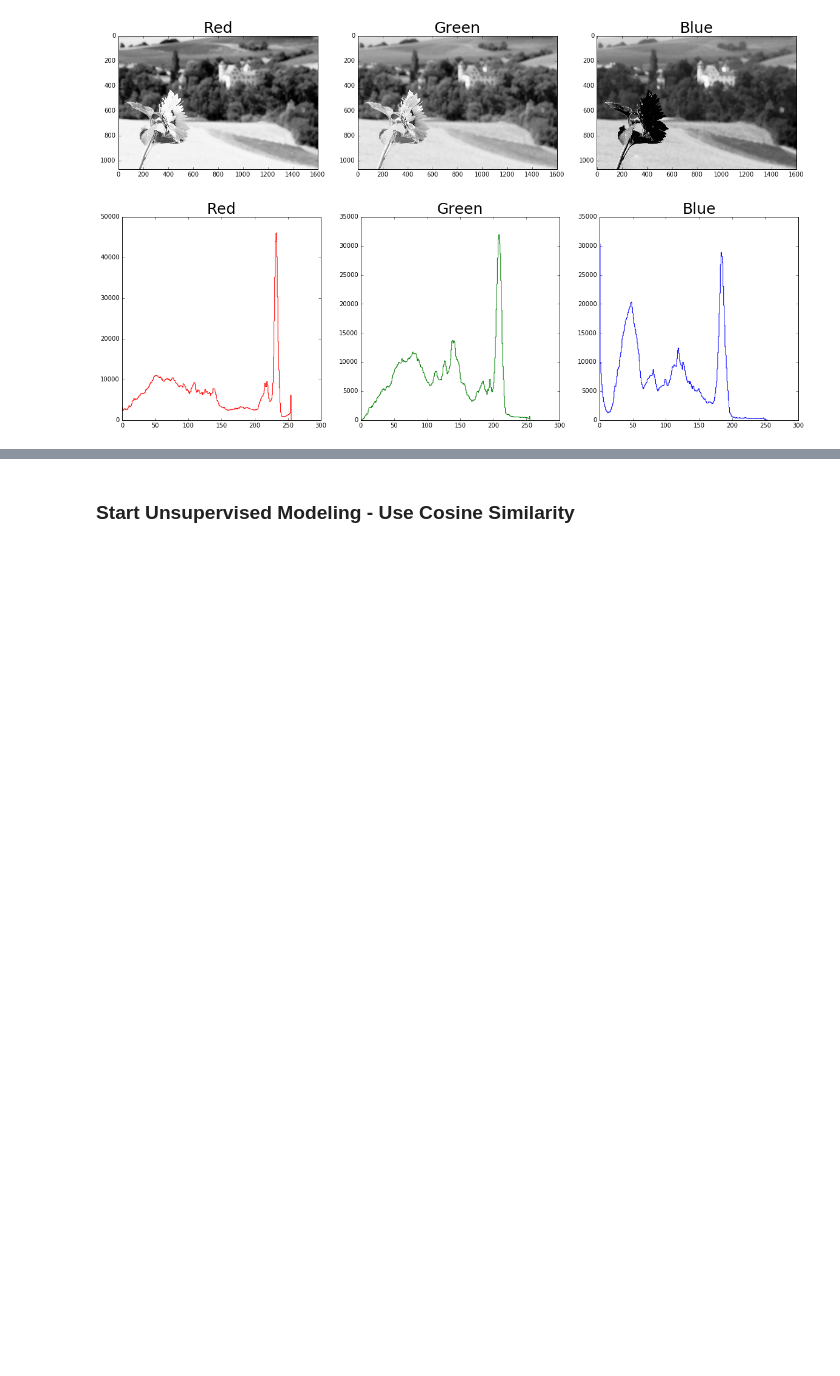
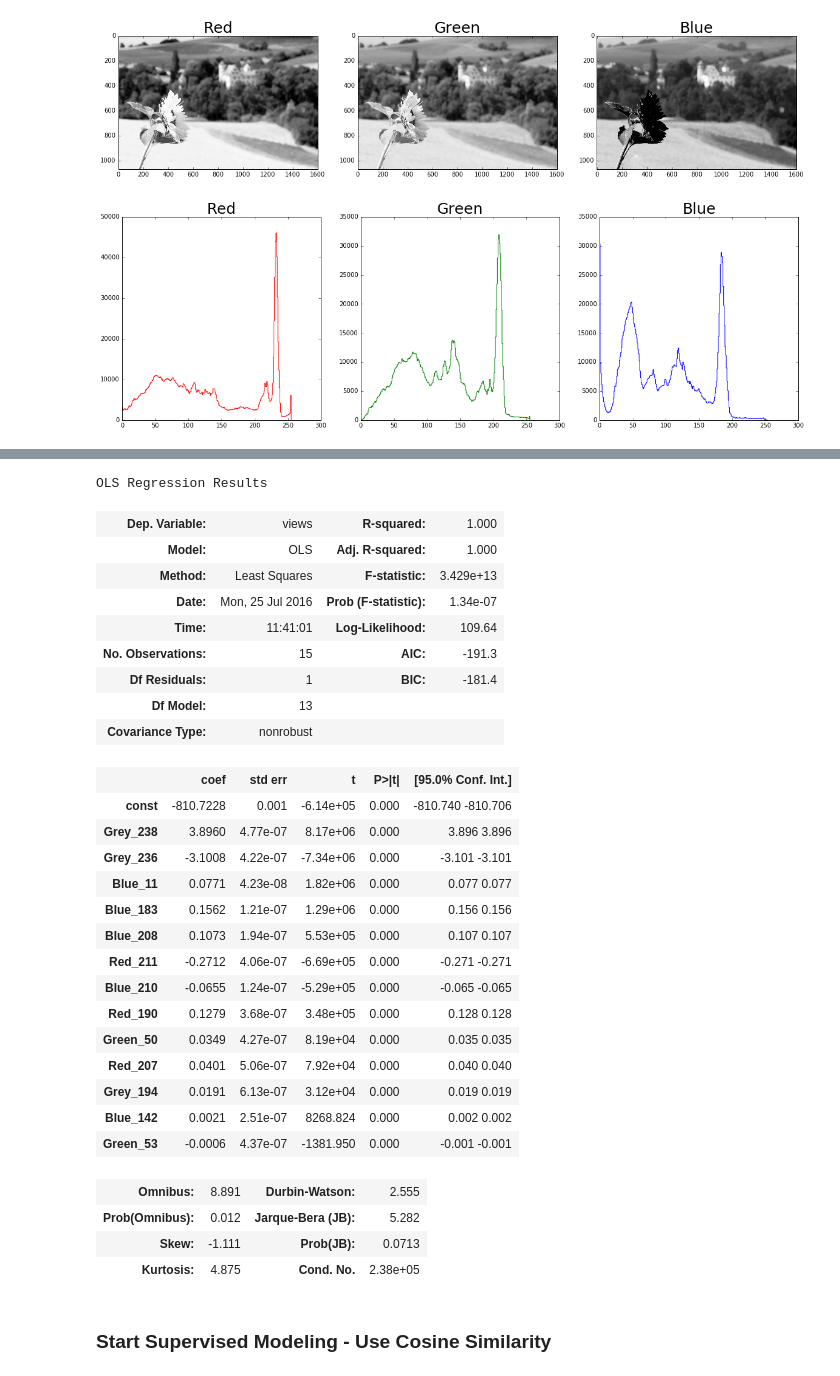
Before and after one commit to MPMakris/Photo_Pro, a Jupyter notebook: notebooks/playing_with_pictures.ipynb, the cells around one changed output, grey strips where cells are left out. Saved outputs shown, nothing was run; the diff lists cells and outputs as text; code cells hidden in the pictures; blank space fills up the shorter version.

```diff
--- a/notebooks/playing_with_pictures.ipynb
+++ b/notebooks/playing_with_pictures.ipynb
@@ -218,0 +324,2 @@ df.head()
+# %%
+df.drop(['owner', 'id'], axis=1, inplace=True)
@@ -218,0 +381,17 @@ df.head()
+# %%
+check = True
+X_train_const = sm.add_constant(X_train)
+cols_used = ['const']
+while check:
+    if len(cols_used) != len(X.columns):
+        name_to_add = try_add_column(X_train_const, y_train, cols_used)
+    if len(cols_used) != 1:
+        name_to_remove = try_remove_column(X_train_const, y_train, cols_used)
+    if name_to_add is None:
+        if name_to_remove is None:
+            check = False
+        else:
+            cols_used = cols_used[cols_used != name_to_remove]
+    else:
+        cols_used.append(name_to_add)
+cols_used
@@ -219,4 +413,37 @@ df.head()
+# %%
+final_model = sm.OLS(y_train, exog=X_train_const[cols_used]).fit()
+final_model.summary()
+# %% [output]
+OLS Regression Results
+| Dep. Variable: | views | R-squared: | 1.000 |
+| Model: | OLS | Adj. R-squared: | 1.000 |
+| Method: | Least Squares | F-statistic: | 3.429e+13 |
+| Date: | Mon, 25 Jul 2016 | Prob (F-statistic): | 1.34e-07 |
+| Time: | 11:41:01 | Log-Likelihood: | 109.64 |
+| No. Observations: | 15 | AIC: | -191.3 |
+| Df Residuals: | 1 | BIC: | -181.4 |
+| Df Model: | 13 |  |  |
+| Covariance Type: | nonrobust |  |  |
+|  | coef | std err | t | P>|t| | [95.0% Conf. Int.] |
+| const | -810.7228 | 0.001 | -6.14e+05 | 0.000 | -810.740 -810.706 |
+| Grey_238 | 3.8960 | 4.77e-07 | 8.17e+06 | 0.000 | 3.896 3.896 |
+| Grey_236 | -3.1008 | 4.22e-07 | -7.34e+06 | 0.000 | -3.101 -3.101 |
+| Blue_11 | 0.0771 | 4.23e-08 | 1.82e+06 | 0.000 | 0.077 0.077 |
+| Blue_183 | 0.1562 | 1.21e-07 | 1.29e+06 | 0.000 | 0.156 0.156 |
+| Blue_208 | 0.1073 | 1.94e-07 | 5.53e+05 | 0.000 | 0.107 0.107 |
+| Red_211 | -0.2712 | 4.06e-07 | -6.69e+05 | 0.000 | -0.271 -0.271 |
+| Blue_210 | -0.0655 | 1.24e-07 | -5.29e+05 | 0.000 | -0.065 -0.065 |
+| Red_190 | 0.1279 | 3.68e-07 | 3.48e+05 | 0.000 | 0.128 0.128 |
+| Green_50 | 0.0349 | 4.27e-07 | 8.19e+04 | 0.000 | 0.035 0.035 |
+| Red_207 | 0.0401 | 5.06e-07 | 7.92e+04 | 0.000 | 0.040 0.040 |
+| Grey_194 | 0.0191 | 6.13e-07 | 3.12e+04 | 0.000 | 0.019 0.019 |
+| Blue_142 | 0.0021 | 2.51e-07 | 8268.824 | 0.000 | 0.002 0.002 |
+| Green_53 | -0.0006 | 4.37e-07 | -1381.950 | 0.000 | -0.001 -0.001 |
+| Omnibus: | 8.891 | Durbin-Watson: | 2.555 |
+| Prob(Omnibus): | 0.012 | Jarque-Bera (JB): | 5.282 |
+| Skew: | -1.111 | Prob(JB): | 0.0713 |
+| Kurtosis: | 4.875 | Cond. No. | 2.38e+05 |
 # %% [markdown]
-### Start Unsupervised Modeling - Use Cosine Similarity
+### Start Supervised Modeling - Use Cosine Similarity
 # %%
 from sklearn.neighbors import NearestNeighbors
```
Also changed, not shown: parts of 28 cells of this notebook.
